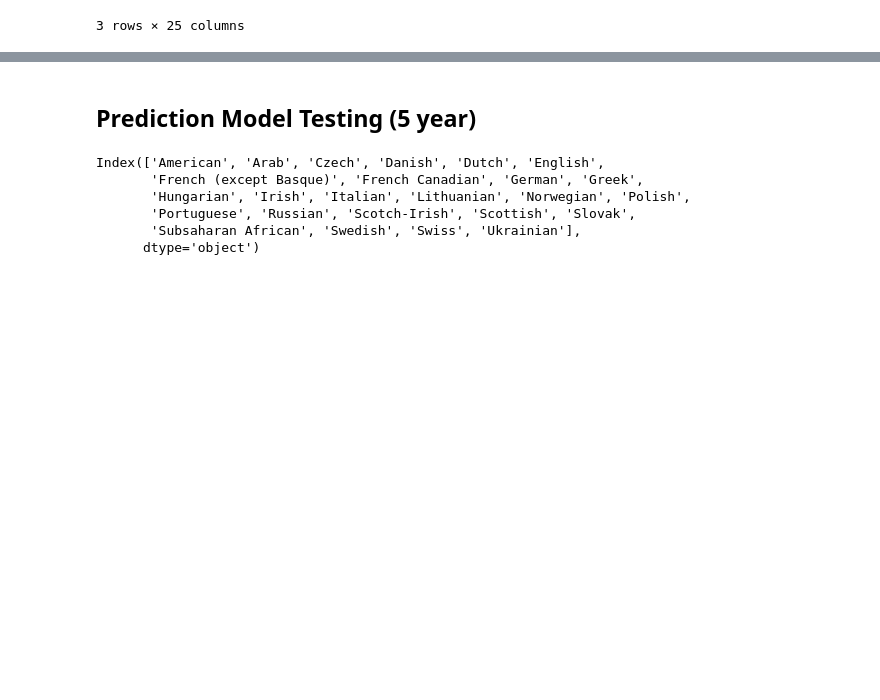
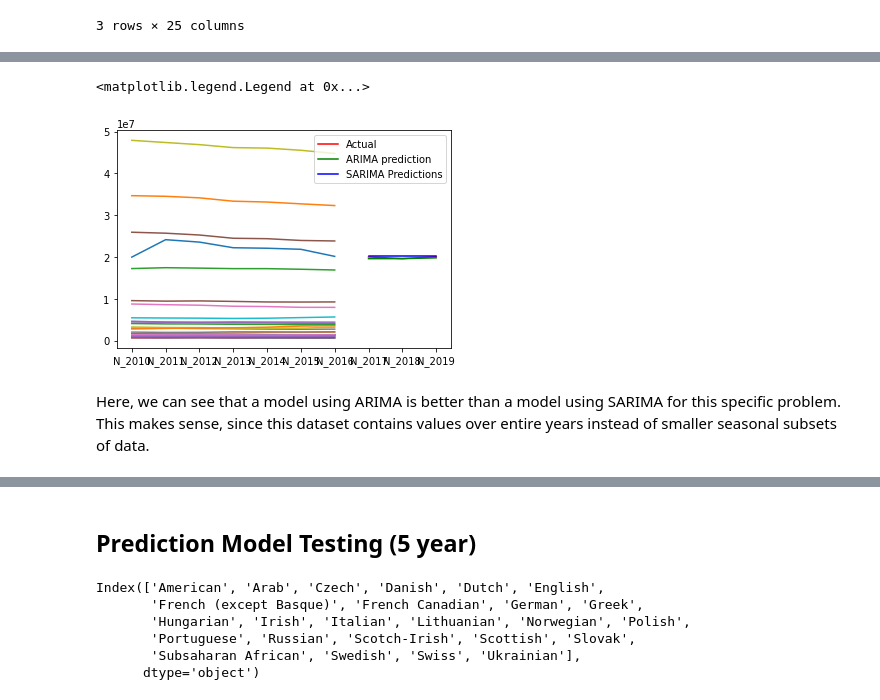
Before and after one commit to ljstaib/cs506-finalProject, a Jupyter notebook: Deliverable-5/Prediction.ipynb, the cells around one changed output, grey strips where cells are left out. Cells and saved outputs as stored; diff of their text form; code cells hidden in the pictures; blank space fills up the shorter version.

```diff
--- a/Deliverable-5/Prediction.ipynb
+++ b/Deliverable-5/Prediction.ipynb
@@ -575,3 +596,20 @@ y_pred_df
+# %%
+# See how SARIMA matches up with American ancestry data 2017-2019
+plt.plot(train)
+
+plt.plot(america_df, color='red', label = 'Actual')
+plt.legend()
+
+plt.plot(y_pred_out, color='green', label = 'ARIMA prediction')
+
+y_pred_out_sarima = y_pred_df["Predictions"]
+plt.plot(y_pred_out_sarima, color='Blue', label = 'SARIMA Predictions')
+plt.legend()
+# %% [output]
+<matplotlib.legend.Legend at 0x...>
+[figure, added]
+# %% [markdown]
+Here, we can see that a model using ARIMA is better than a model using SARIMA for this specific problem. This makes sense, since this dataset contains values over entire years instead of smaller seasonal subsets of data.
 # %%
 ### Experimentation with other models ###
 
```
Also changed, not shown: parts of 16 cells of this notebook.
